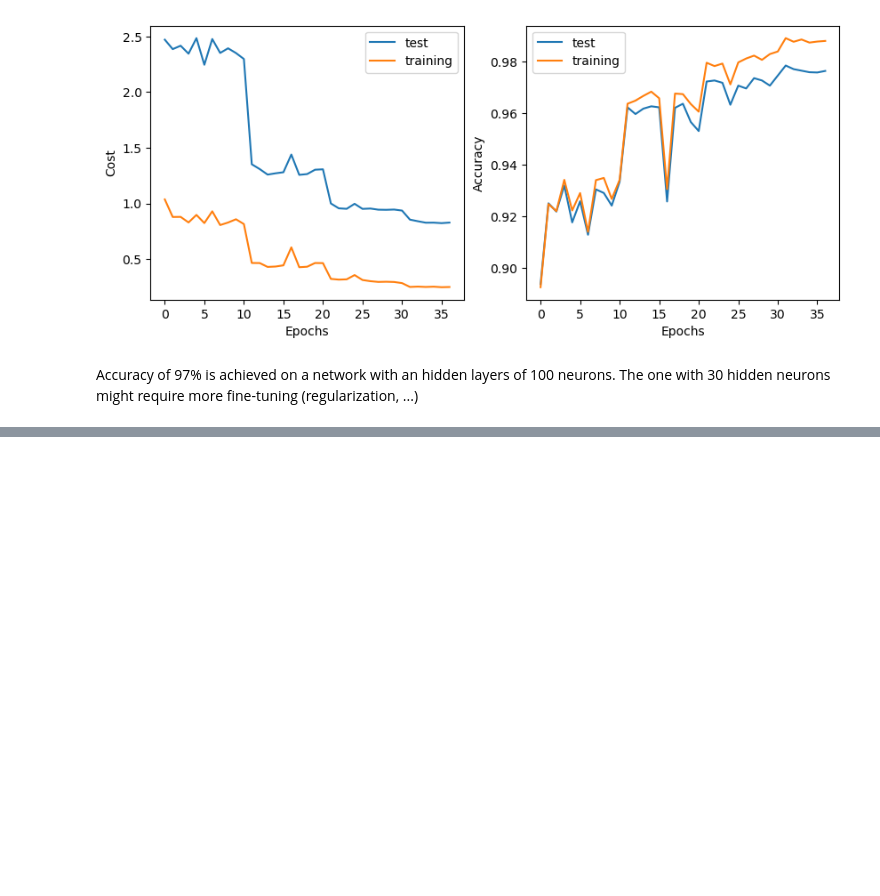
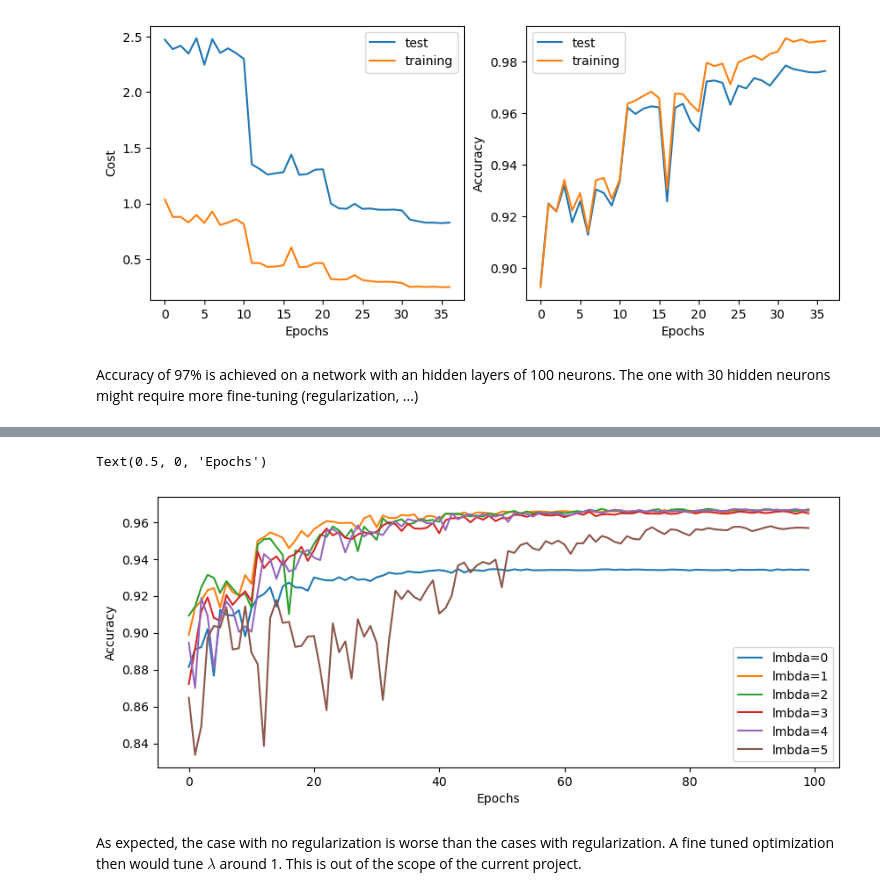
Before and after one commit to nfrancini/NN_MNIST_from_scratch, a Jupyter notebook: src/learn_MNIST.ipynb, the cells around one changed output, grey strips where cells are left out. Cells and saved outputs as stored; diff of their text form; code cells hidden in the pictures; blank space fills up the shorter version.

```diff
--- a/src/learn_MNIST.ipynb
+++ b/src/learn_MNIST.ipynb
@@ -465,0 +538,12 @@ Accuracy of 97% is achieved on a network with an hidden layers of 100 neurons. T
+# %%
+val_cost_no_reg, val_acc_no_reg, train_cost_no_reg, train_acc_no_reg = bench_net_cross.SGD(
+        train_data,
+        epochs,
+        mini_batch_size,
+        eta,
+        lmbda=0,
+        LR_schedule=LR_schedule,
+        LR_range=LR_range,
+        LR_threshold=LR_threshold,
+        LR_countmax=LR_countmax,
+        evaluation_data=test_data, monitor_training_cost=True, monitor_training_accuracy=True, monitor_evaluation_cost=True, monitor_evaluation_accuracy=True)
@@ -465,0 +568,19 @@ Accuracy of 97% is achieved on a network with an hidden layers of 100 neurons. T
+# %%
+fig=plt.figure(figsize=(10,4))
+ax=fig.add_subplot(111)
+
+val_acc_perc_no_reg = [x/10000 for x in val_acc_no_reg]
+ax.plot(val_acc_perc_no_reg, label='lmbda=0')
+
+for i in range(len(lmbda_list)):
+    val_acc_perc = [x/10000 for x in val_acc_list[i]]
+    ax.plot(val_acc_perc, label='lmbda={}'.format(lmbda_list[i]))
+
+ax.legend(loc='best')
+ax.set_ylabel('Accuracy')
+ax.set_xlabel('Epochs')
+# %% [output]
+Text(0.5, 0, 'Epochs')
+[figure, added]
+# %% [markdown]
+As expected, the case with no regularization is worse than the cases with regularization. A fine tuned optimization then would tune $\lambda$ around 1. This is out of the scope of the current project.
```
Also changed, not shown: parts of 8 cells of this notebook, 1 other file.
